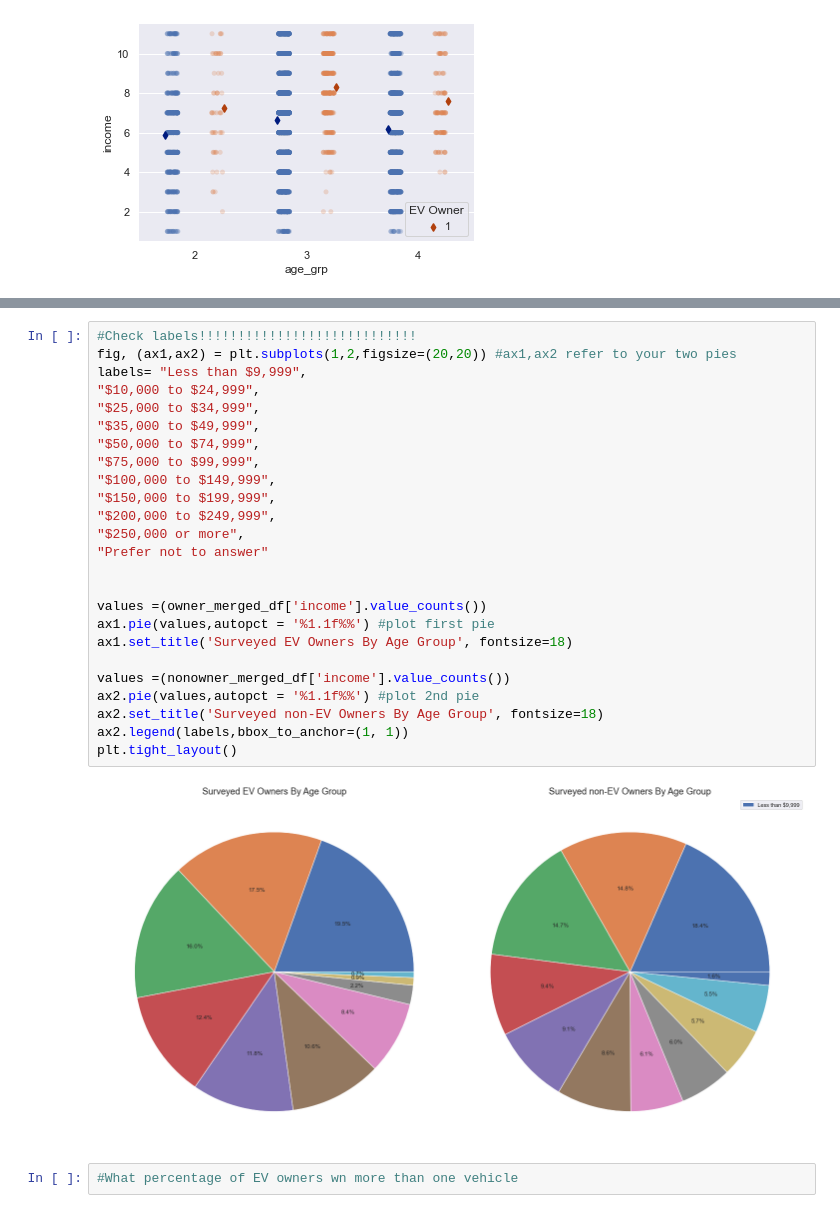
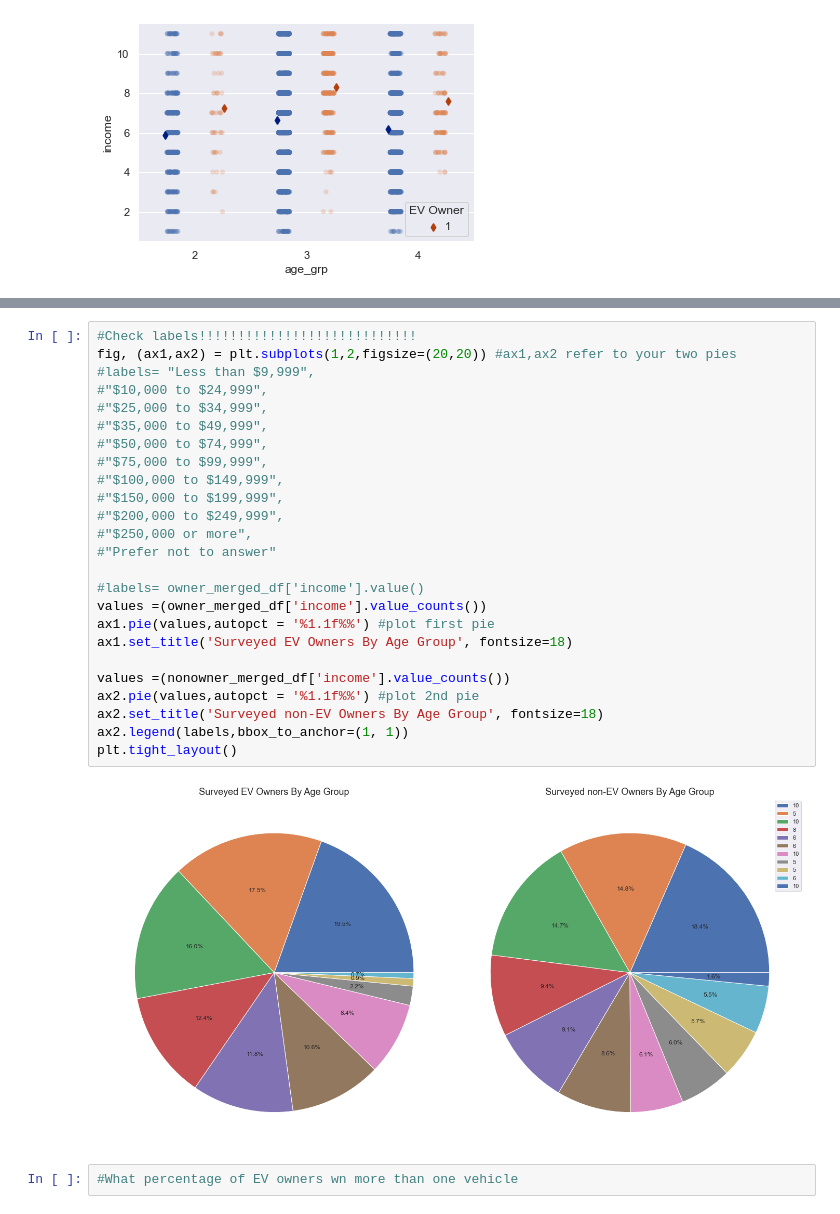
Before and after one commit to RussellShelley/Energy_Analysis, a Jupyter notebook: Visualization/python_analytics.ipynb, the cells around one changed output, grey strips where cells are left out. Saved outputs shown, nothing was run; the diff lists cells and outputs as text.

```diff
--- a/Visualization/python_analytics.ipynb
+++ b/Visualization/python_analytics.ipynb
@@ -708,30 +737,30 @@ ax.legend(handles[3:], labels[3:], title="EV Owner",
 # %%
 #Check labels!!!!!!!!!!!!!!!!!!!!!!!!!!!!
 fig, (ax1,ax2) = plt.subplots(1,2,figsize=(20,20)) #ax1,ax2 refer to your two pies
-labels= "Less than $9,999",
-"$10,000 to $24,999",
-"$25,000 to $34,999",
-"$35,000 to $49,999",
-"$50,000 to $74,999",
-"$75,000 to $99,999",
-"$100,000 to $149,999",
-"$150,000 to $199,999",
-"$200,000 to $249,999",
-"$250,000 or more",
-"Prefer not to answer"
+#labels= "Less than $9,999",
+#"$10,000 to $24,999",
+#"$25,000 to $34,999",
+#"$35,000 to $49,999",
+#"$50,000 to $74,999",
+#"$75,000 to $99,999",
+#"$100,000 to $149,999",
+#"$150,000 to $199,999",
+#"$200,000 to $249,999",
+#"$250,000 or more",
+#"Prefer not to answer"
 
-
+#labels= owner_merged_df['income'].value()
 values =(owner_merged_df['income'].value_counts())
 ax1.pie(values,autopct = '%1.1f%%') #plot first pie
 ax1.set_title('Surveyed EV Owners By Age Group', fontsize=18)
 
 values =(nonowner_merged_df['income'].value_counts())
 ax2.pie(values,autopct = '%1.1f%%') #plot 2nd pie
 ax2.set_title('Surveyed non-EV Owners By Age Group', fontsize=18)
 ax2.legend(labels,bbox_to_anchor=(1, 1))
 plt.tight_layout()
 # %% [output]
-[figure, old version]
+[figure, new version]
 # %%
 #What percentage of EV owners wn more than one vehicle
 # %%
```
Also changed, not shown: parts of 3 cells of this notebook.
